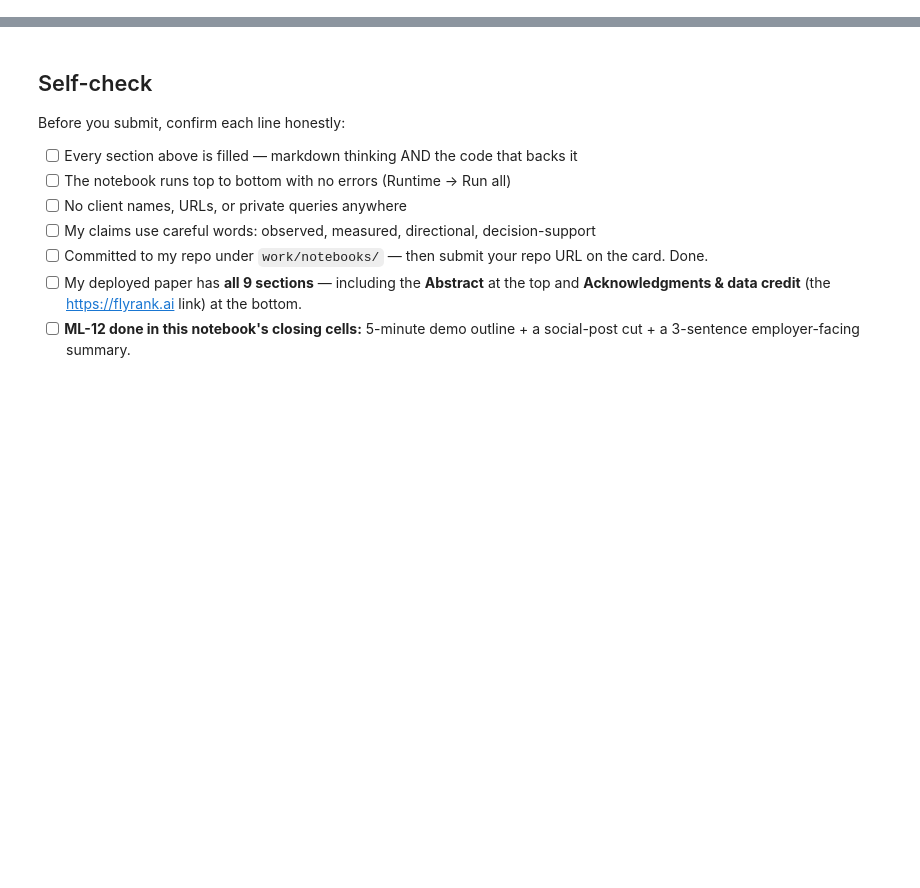
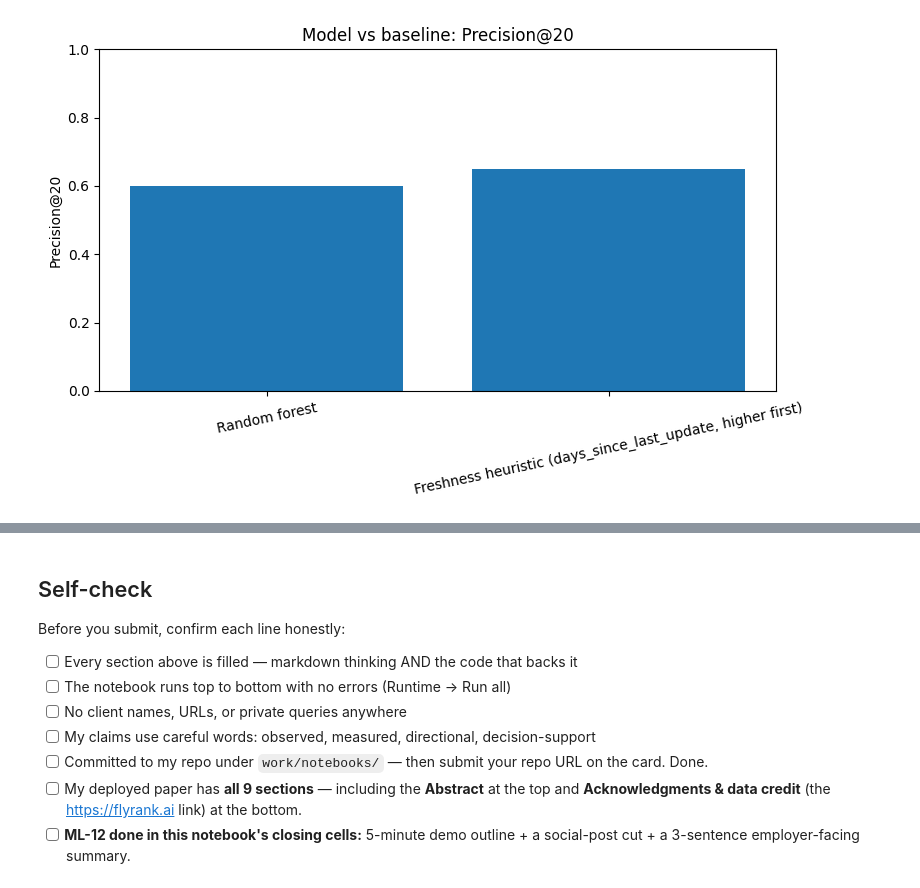
Before and after one commit to nancy121205/flyrank, a Jupyter notebook: work/notebooks/capstone.ipynb, the cells around one changed output, grey strips where cells are left out. Drawn from its saved outputs; the diff is of its cells as text; code cells hidden in the pictures; blank space fills up the shorter version.

```diff
--- a/work/notebooks/capstone.ipynb
+++ b/work/notebooks/capstone.ipynb
@@ -36,0 +577,86 @@ This skeleton is yours to fill. Work the sections **in order** — each one has
+# %%
+# Save the results table.
+metrics_path = OUTPUT_DIR / "model_vs_baseline_metrics.csv"
+metrics_df.to_csv(metrics_path, index=False)
+
+# Chart 1: precision at K.
+precision_col = f"Precision@{k_eval}"
+
+fig, ax = plt.subplots(figsize=(8, 5))
+ax.bar(
+    metrics_df["Method"],
+    metrics_df[precision_col]
+)
+ax.set_title(f"Model vs baseline: Precision@{k_eval}")
+ax.set_ylabel(f"Precision@{k_eval}")
+ax.set_ylim(0, 1)
+ax.tick_params(axis="x", labelrotation=12)
+fig.tight_layout()
+
+precision_chart_path = OUTPUT_DIR / "precision_at_k.png"
+fig.savefig(precision_chart_path, dpi=160)
+plt.show()
+plt.close(fig)
+
+# Chart 2: label distribution.
+label_counts = [
+    int((y == 0).sum()),
+    int((y == 1).sum())
+]
+
+fig, ax = plt.subplots(figsize=(7, 4))
+ax.bar(["Not down", "Down"], label_counts)
+ax.set_title("Observed target-label distribution")
+ax.set_ylabel("Number of rows")
+fig.tight_layout()
+
+label_chart_path = OUTPUT_DIR / "label_distribution.png"
+fig.savefig(label_chart_path, dpi=160)
+plt.show()
+plt.close(fig)
+
+# Chart 3: feature importance, when supported by the installed sklearn version.
+importance_chart_path = OUTPUT_DIR / "feature_importance.png"
+
+try:
+    fitted_preprocessor = final_model.named_steps["preprocess"]
+    transformed_names = fitted_preprocessor.get_feature_names_out()
+    importances = final_model.named_steps["classifier"].feature_importances_
+
+    importance_df = pd.DataFrame({
+        "Feature": transformed_names,
+        "Importance": importances
+    })
+
+    importance_df = importance_df.sort_values(
+        "Importance", ascending=False
+    ).head(15)
+
+    fig, ax = plt.subplots(figsize=(9, 6))
+    plot_df = importance_df.sort_values("Importance", ascending=True)
+
+    ax.barh(plot_df["Feature"], plot_df["Importance"])
+    ax.set_title("Random forest: top feature importances")
+    ax.set_xlabel("Model feature importance")
+    fig.tight_layout()
+
+    fig.savefig(importance_chart_path, dpi=160)
+    plt.show()
+    plt.close(fig)
+
+    importance_df.to_csv(
+        OUTPUT_DIR / "feature_importance.csv",
+        index=False
+    )
+
+except Exception as feature_plot_error:
+    warnings.warn(
+        "Feature-importance chart could not be generated in this environment: "
+        f"{type(feature_plot_error).__name__}"
+    )
+
+print("\nARTIFACTS")
+for path in sorted(OUTPUT_DIR.glob("*")):
+    print("-", path.name)
+# %% [output]
+[figure, added]
```
Also changed, not shown: parts of 25 cells of this notebook.
